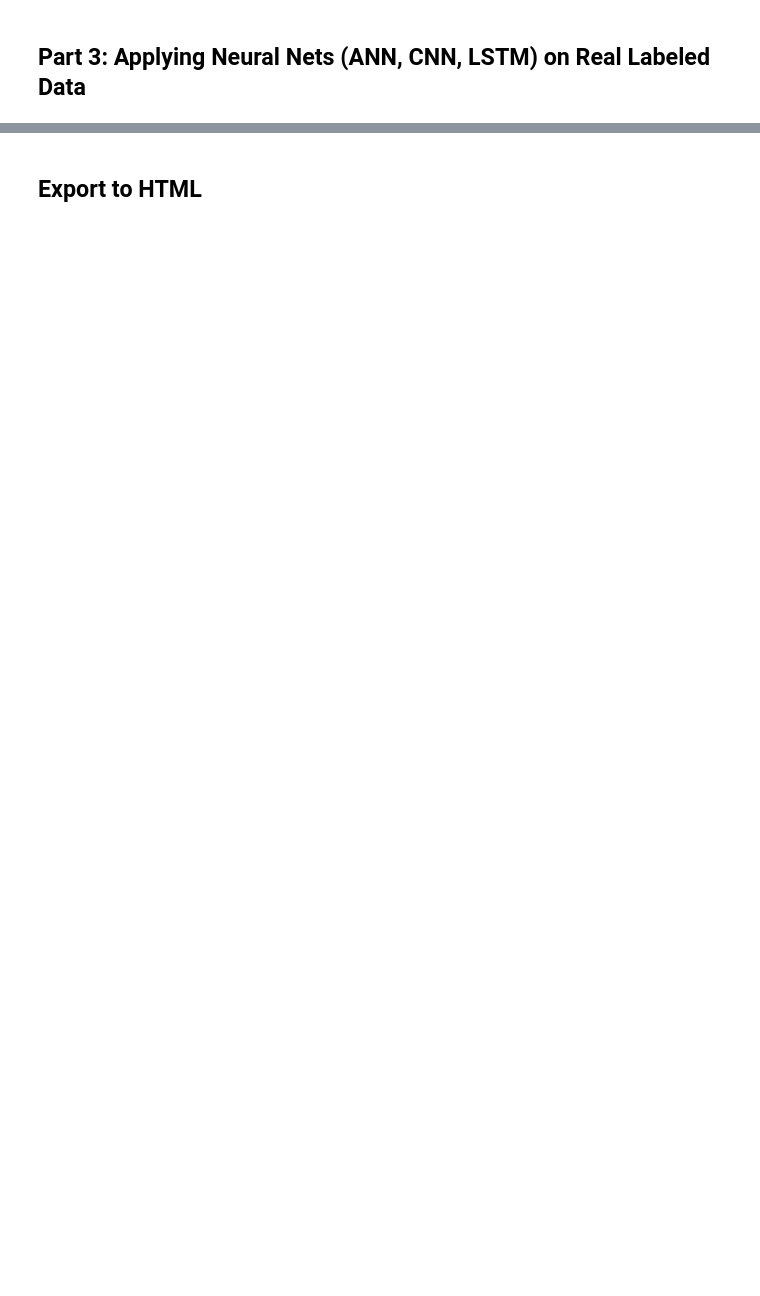
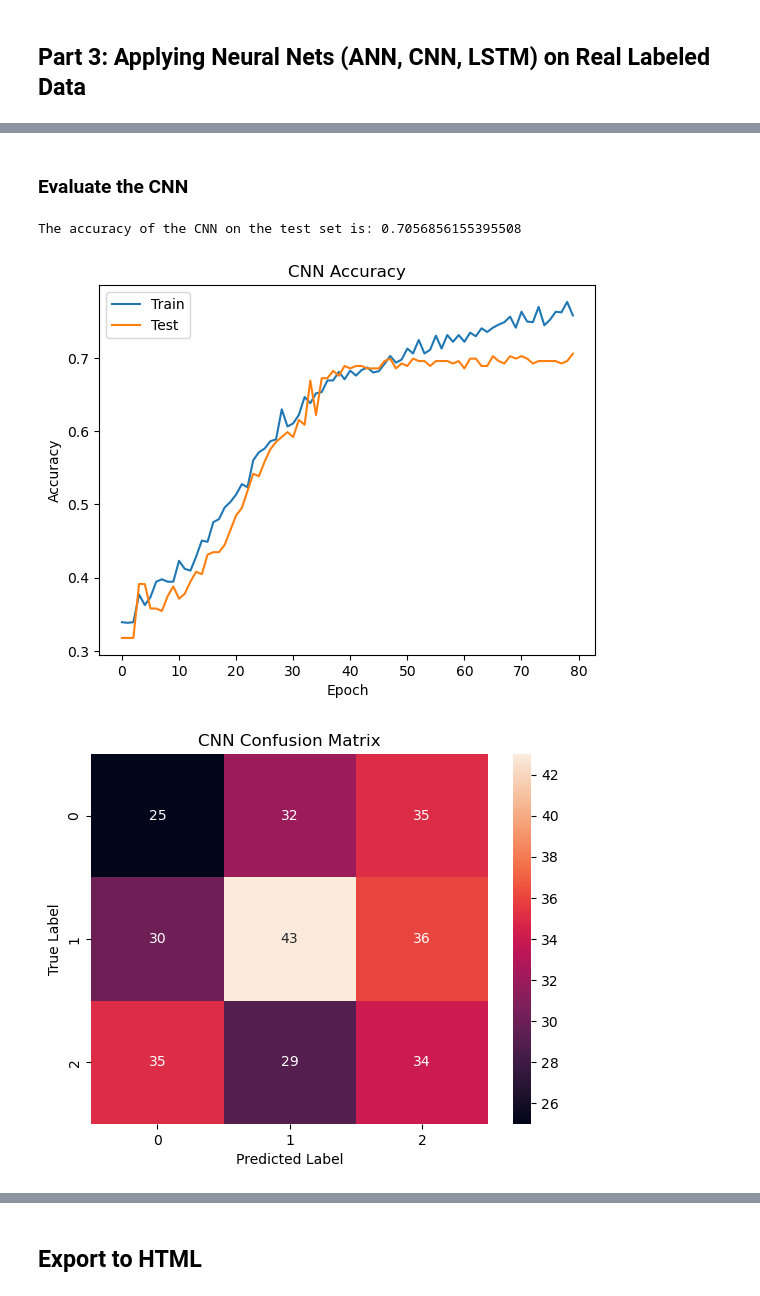
Before and after one commit to isaiahlg/csci5922, a Jupyter notebook: final/final.ipynb, the cells around one changed output, grey strips where cells are left out. Cells and saved outputs as stored; diff of their text form; code cells hidden in the pictures; blank space fills up the shorter version.

```diff
--- a/final/final.ipynb
+++ b/final/final.ipynb
@@ -174,0 +448,35 @@ _________________________________________________________________
+# %% [markdown]
+### Evaluate the CNN
+# %%
+# print the accuracy of the model
+print('The accuracy of the CNN on the test set is:', history_cnn.history['val_accuracy'][-1])
+
+# plot the accuracy by epoch during training
+import matplotlib.pyplot as plt
+plt.plot(history_cnn.history['accuracy'])
+plt.plot(history_cnn.history['val_accuracy'])
+plt.title('CNN Accuracy')
+plt.ylabel('Accuracy')
+plt.xlabel('Epoch')
+plt.legend(['Train', 'Test'], loc='upper left')
+plt.show()
+
+# run predictions on the test set
+predictions_cnn = cnn.predict(x_test_cnn)
+
+# create a confusion matrix of the predictions and plot it
+from sklearn.metrics import confusion_matrix
+import seaborn as sns
+import numpy as np
+y_pred_cnn = np.argmax(predictions_cnn, axis=1)
+y_eval_cnn = np.argmax(y_test, axis=1)
+cm = confusion_matrix(y_eval_cnn, y_pred_cnn)
+sns.heatmap(cm, annot=True, fmt='d')
+plt.title('CNN Confusion Matrix')
+plt.xlabel('Predicted Label')
+plt.ylabel('True Label')
+plt.show()
+# %% [output]
+The accuracy of the CNN on the test set is: 0.7056856155395508
+[figure, added]
+[figure, added]
```
Also changed, not shown: parts of 22 cells of this notebook, 7 other files.
